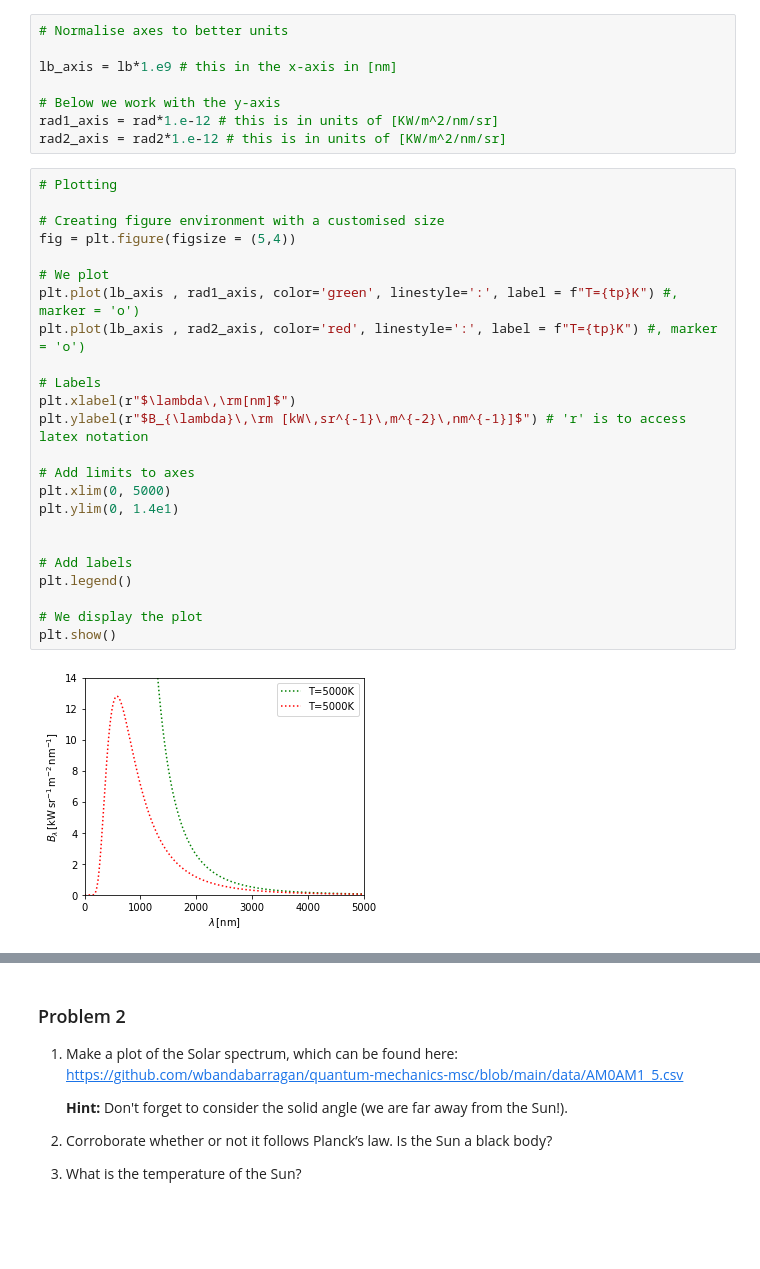
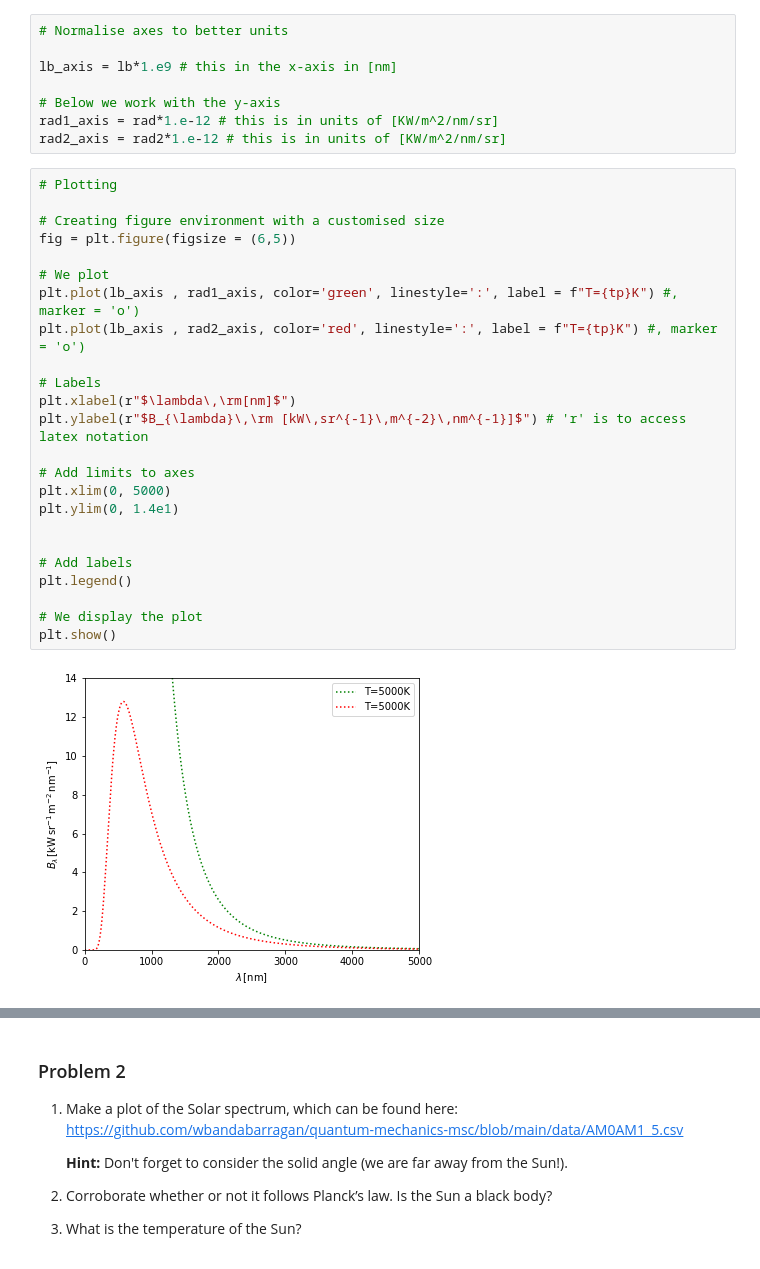
Before and after one commit to wbandabarragan/quantum-mechanics-msc, a Jupyter notebook: homework/classwork-01.ipynb, the cells around one changed output, grey strips where cells are left out. Saved outputs shown, nothing was run; the diff lists cells and outputs as text; blank space fills up the shorter version.

```diff
--- a/homework/classwork-01.ipynb
+++ b/homework/classwork-01.ipynb
@@ -161,26 +161,26 @@ rad2_axis = rad2*1.e-12 # this is in units of [KW/m^2/nm/sr]
 # %%
 # Plotting
 
 # Creating figure environment with a customised size
-fig = plt.figure(figsize = (5,4))
+fig = plt.figure(figsize = (6,5))
 
 # We plot
 plt.plot(lb_axis , rad1_axis, color='green', linestyle=':', label = f"T={tp}K") #, marker = 'o')
 plt.plot(lb_axis , rad2_axis, color='red', linestyle=':', label = f"T={tp}K") #, marker = 'o')
 
 # Labels
 plt.xlabel(r"$\lambda\,\rm[nm]$")
 plt.ylabel(r"$B_{\lambda}\,\rm [kW\,sr^{-1}\,m^{-2}\,nm^{-1}]$") # 'r' is to access latex notation
 
 # Add limits to axes
 plt.xlim(0, 5000)
 plt.ylim(0, 1.4e1)
 
 
 # Add labels
 plt.legend()
 
 # We display the plot
 plt.show()
 # %% [output]
-[figure, old version]
+[figure, new version]
```
Also changed, not shown: parts of 5 cells of this notebook.
